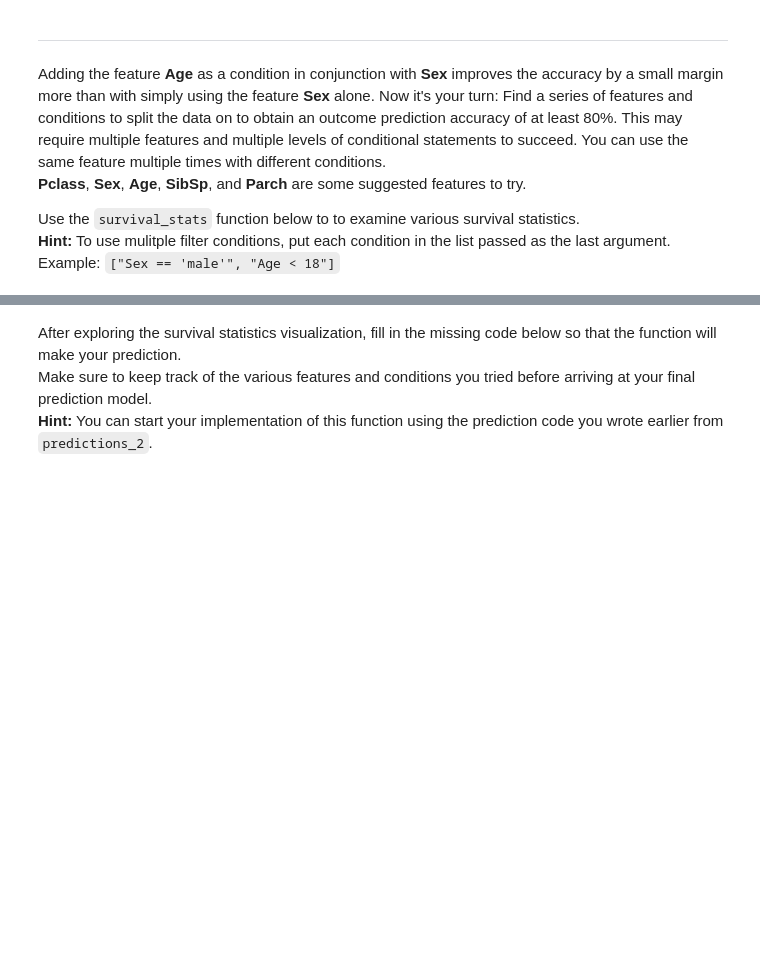
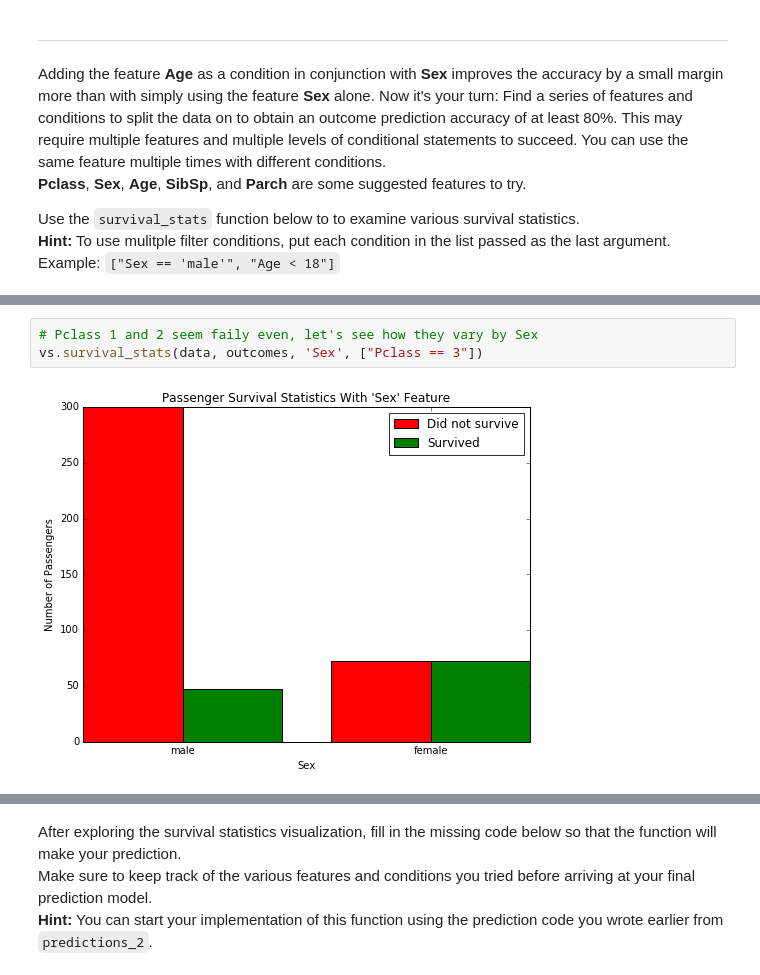
Before and after one commit to rtindru/machine-learning, a Jupyter notebook: projects/titanic_survival_exploration/titanic_survival_exploration.ipynb, the cells around one changed output, grey strips where cells are left out. Drawn from its saved outputs; the diff is of its cells as text; blank space fills up the shorter version.

```diff
--- a/projects/titanic_survival_exploration/titanic_survival_exploration.ipynb
+++ b/projects/titanic_survival_exploration/titanic_survival_exploration.ipynb
@@ -217,0 +223,5 @@ Use the `survival_stats` function below to to examine various survival statistic
+# %%
+# Pclass 1 and 2 seem faily even, let's see how they vary by Sex
+vs.survival_stats(data, outcomes, 'Sex', ["Pclass == 3"])
+# %% [output]
+[figure, added]
```
Also changed, not shown: parts of 18 cells of this notebook, 1 other file.
